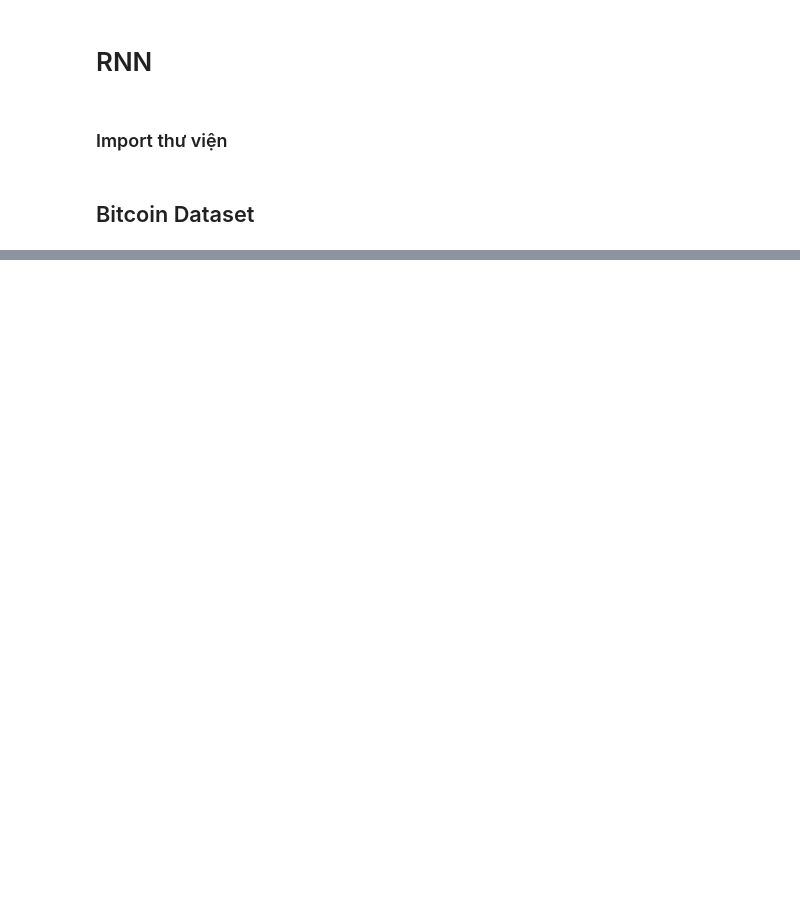
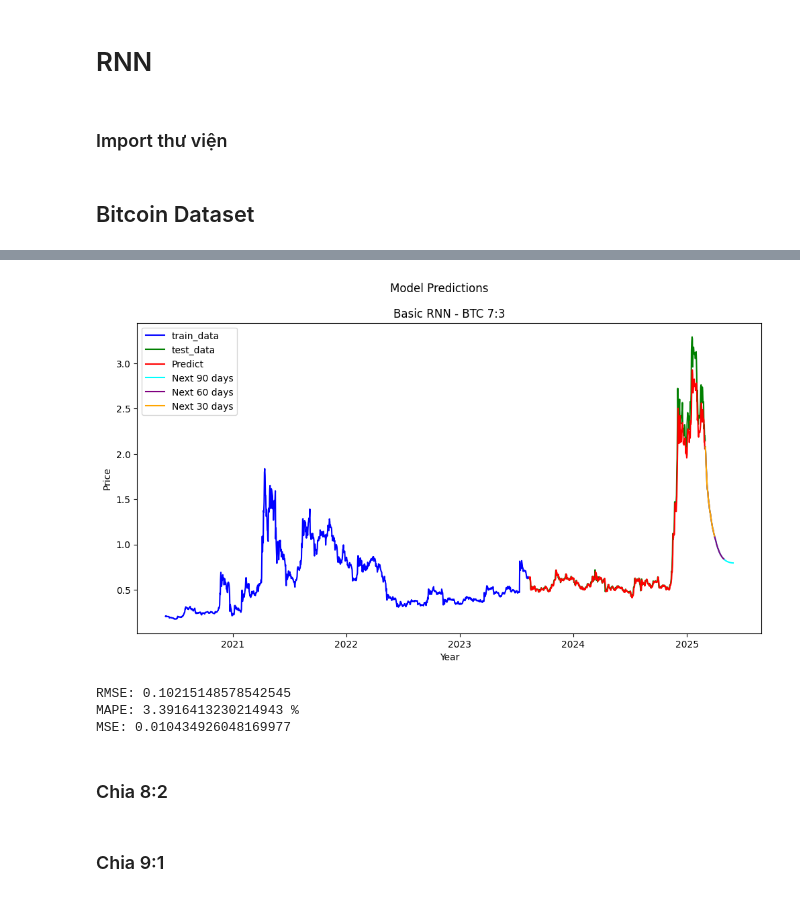
Before and after one commit to trinhtrinh342004/Cryptocurrency-Price-Prediction, a Jupyter notebook: Cryptocurrency/Model/RNN.ipynb, the cells around one changed output, grey strips where cells are left out. Saved outputs shown, nothing was run; the diff lists cells and outputs as text; code cells hidden in the pictures; blank space fills up the shorter version.

```diff
--- a/Cryptocurrency/Model/RNN.ipynb
+++ b/Cryptocurrency/Model/RNN.ipynb
@@ -173,0 +482,11 @@ MSE: 11272.269238916191
+# %%
+file_path = "C:\\Users\\Hii\\Documents\\github_desktop\\Cryptocurrency-Price-Prediction\\Cryptocurrency\\Dataset\\XRP Historical Data.csv"
+
+df = pd.read_csv(file_path)
+
+df['Date'] = pd.to_datetime(df['Date'])
+df.set_index('Date', inplace=True)
+df.sort_values('Date', inplace=True)
+
+# Assign to data variable for use in subsequent cells
+data = df
@@ -173,0 +495,5 @@ MSE: 11272.269238916191
+# %%
+# Chia dữ liệu thành tập huấn luyện và kiểm tra
+training_data_len = math.ceil(len(data) * 0.7)
+train_data = data[:training_data_len].iloc[:, :2]
+test_data = data[training_data_len:].iloc[:, :2]
@@ -173,0 +528,8 @@ MSE: 11272.269238916191
+# %%
+# Khởi tạo và huấn luyện mô hình RNN
+regressor = Sequential()
+regressor.add(SimpleRNN(50, input_shape=(X_train.shape[1], X_train.shape[2])))
+regressor.add(Dense(1, activation=None))
+
+regressor.compile(optimizer=Adam(learning_rate=0.01), loss='mean_squared_error')
+regressor.fit(X_train, y_train, epochs=100, batch_size=64, verbose=1)
@@ -173,0 +605,40 @@ MSE: 11272.269238916191
+# %%
+# Vẽ biểu đồ
+fig, ax = plt.subplots(figsize=(12, 6))
+fig.suptitle('Model Predictions')
+
+ax.plot(train_data.index[150:], train_data.Price[150:], label="train_data", color="b")
+ax.plot(test_data.index, test_data.Price, label="test_data", color="g")
+ax.plot(test_data.index, y_RNN_O, label="Predict", color="red")
+ax.plot(future_dates_90, y_RNN_90, label="Next 90 days", color="cyan")
+ax.plot(future_dates_60, y_RNN_60, label="Next 60 days", color="purple")
+ax.plot(future_dates_30, y_RNN_30, label="Next 30 days", color="orange")
+
+ax.legend()
+ax.set_title("Basic RNN - BTC 7:3")
+ax.set_xlabel("Year")
+ax.set_ylabel("Price")
+
+plt.show()
+# %% [output]
+[figure, added]
+# %%
+from sklearn.metrics import mean_squared_error, mean_absolute_percentage_error
+
+# Tính toán độ đo RMSE, MAPE và MSE
+rmse = np.sqrt(mean_squared_error(test_data.Price, y_RNN_O))
+mape = mean_absolute_percentage_error(test_data.Price, y_RNN_O) * 100
+mse = mean_squared_error(test_data.Price, y_RNN_O)
+
+# In kết quả
+print("RMSE:", rmse)
+print("MAPE:", mape, "%")
+print("MSE:", mse)
+# %% [output]
+RMSE: 0.10215148578542545
+MAPE: 3.3916413230214943 %
+MSE: 0.010434926048169977
+# %% [markdown]
+### Chia 8:2
+# %% [markdown]
+### Chia 9:1
```
Also changed, not shown: parts of 60 cells of this notebook.
